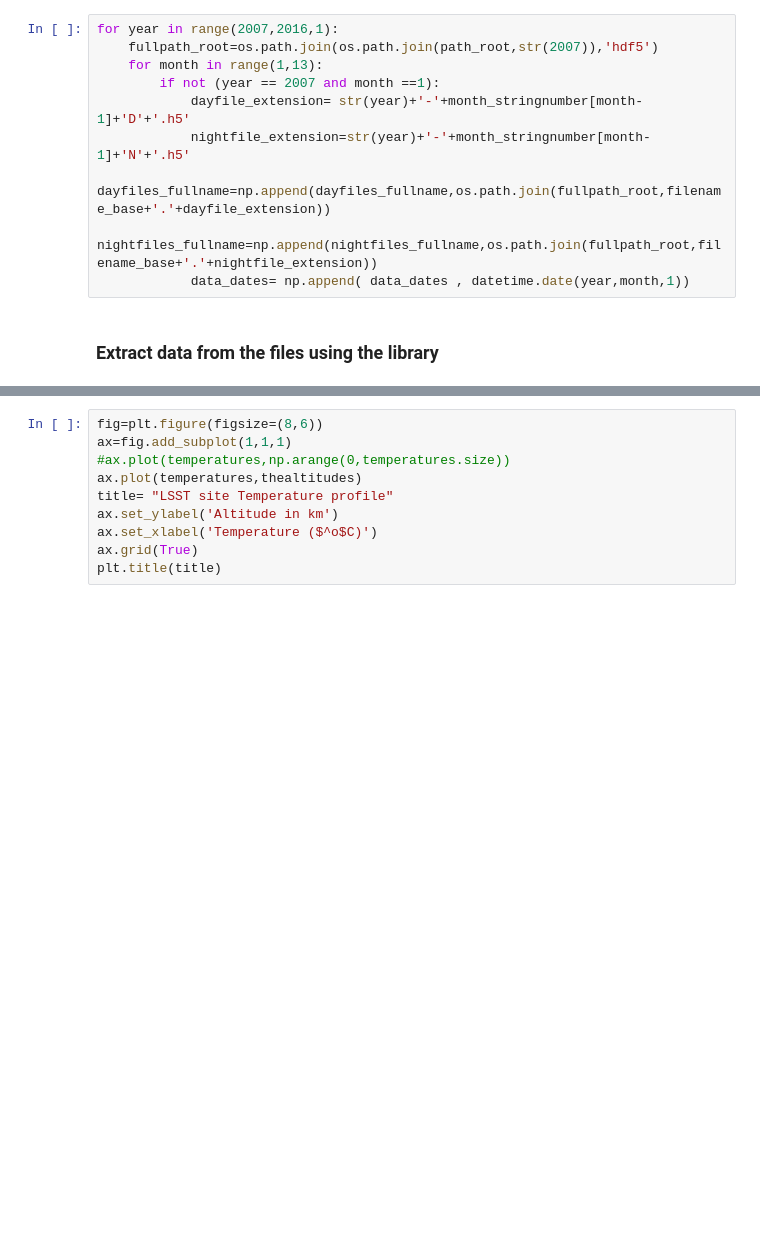
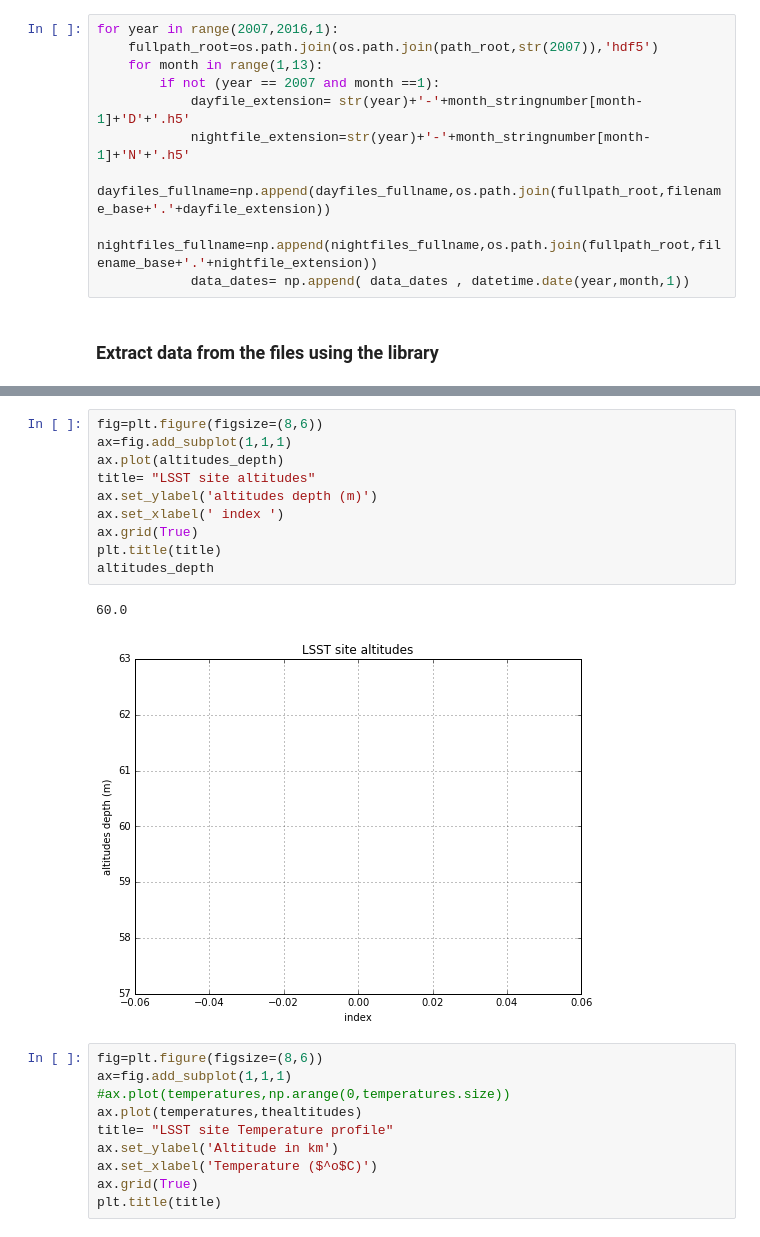
Before and after one commit to sylvielsstfr/caliopL3Ana, a Jupyter notebook: ScanAerosolsTenYears.ipynb, the cells around one changed output, grey strips where cells are left out. Cells and saved outputs as stored; diff of their text form; blank space fills up the shorter version.

```diff
--- a/ScanAerosolsTenYears.ipynb
+++ b/ScanAerosolsTenYears.ipynb
@@ -94,3 +91,16 @@ plt.title(title)
+# %%
+fig=plt.figure(figsize=(8,6))
+ax=fig.add_subplot(1,1,1)
+ax.plot(altitudes_depth)
+title= "LSST site altitudes"
+ax.set_ylabel('altitudes depth (m)')
+ax.set_xlabel(' index ')
+ax.grid(True)
+plt.title(title)
+altitudes_depth
+# %% [output]
+60.0
+[figure, added]
 # %%
 fig=plt.figure(figsize=(8,6))
 ax=fig.add_subplot(1,1,1)
```
Also changed, not shown: parts of 4 cells of this notebook, 4 other files.
